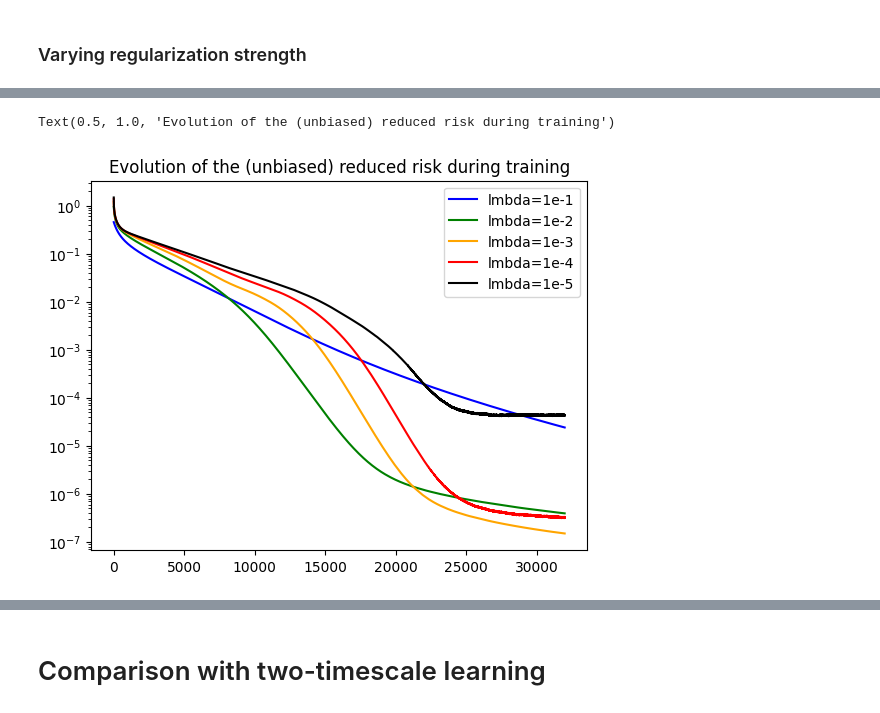
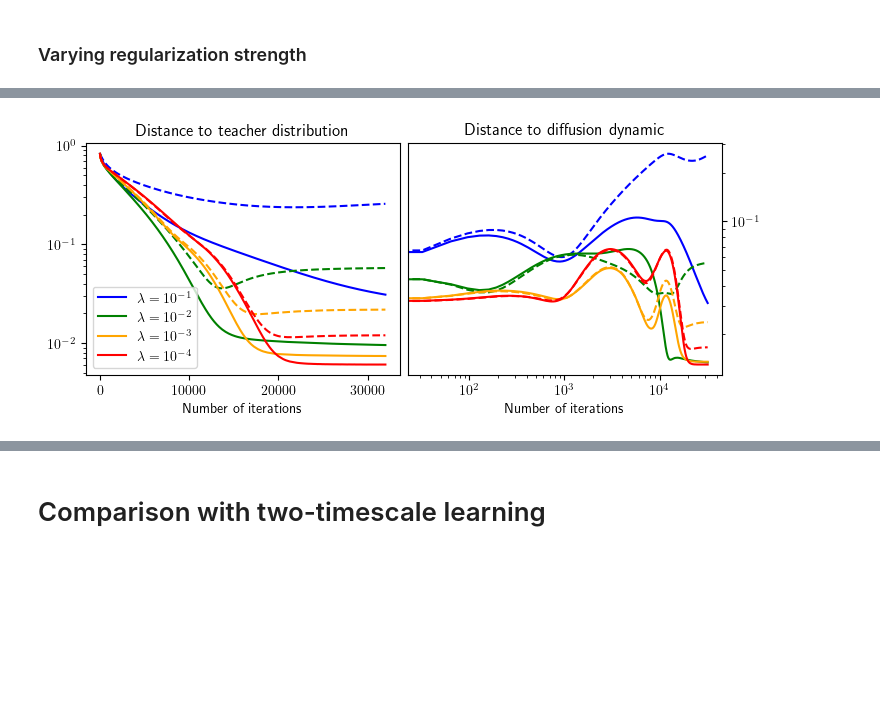
Before and after one commit to rbarboni/VarPro, a Jupyter notebook: Results_SHL.ipynb, the cells around one changed output, grey strips where cells are left out. Saved outputs shown, nothing was run; the diff lists cells and outputs as text; code cells hidden in the pictures; blank space fills up the shorter version.

```diff
--- a/Results_SHL.ipynb
+++ b/Results_SHL.ipynb
@@ -6,6 +7,8 @@ from tqdm import tqdm
 
 import matplotlib.pyplot as plt
 import numpy as np
+# %%
+plt.rcParams.update({"pdf.fonttype": 42, 'text.usetex': True})
 # %%
 seed_list = [0, 1, 2, 3, 4, 5]
 # %% [markdown]
@@ -19,7 +22,7 @@ color_dict = {32: 'blue', 128: 'green', 512: 'orange', 1024: 'red'}
 dict = {}
 dict_unbiased = {}
 
-for seed in seed_list:
+for seed in tqdm(seed_list):
     for width in width_list:
         path = f'VarPro_ReLU_1d/results/width{width:.0f}_lmbda-3.0_gamma100.0_N4096_ts-10.0_seed{seed:.0f}.pkl.gz'
         with gzip.open(path, 'rb') as f:
@@ -27,4 +30,3 @@ for seed in seed_list:
         path_unbiased = f'VarPro_ReLU_1d_unbiased/results/width{width:.0f}_lmbda-3.0_gamma100.0_N4096_ts-10.0_seed{seed:.0f}.pkl.gz'
         with gzip.open(path_unbiased, 'rb') as f:
             dict_unbiased[(seed, width)] = pickle.load(f)
-    print(f'Loaded seed {seed}.')
@@ -124,15 +129,3 @@ for seed in tqdm(seed_list):
         path_unbiased = f'VarPro_ReLU_1d_unbiased/results/width1024_lmbda{lmbda:.1f}_gamma100.0_N4096_ts-10.0_seed{seed}.pkl.gz'
         with gzip.open(path_unbiased, 'rb') as f:
             dict_unbiased[(seed, lmbda)] = pickle.load(f)
-# %%
-for lmbda in lmbda_list:
-    res = np.zeros(32000)
-    for seed in seed_list:
-        res += np.array(dict[(seed, lmbda)]['loss_list'])
-    res /= len(seed_list)
-    plt.plot(res, color=color_dict[lmbda], label=f'lmbda=1e{lmbda:.0f}')
-    #plt.plot(dict_unbiased[lmbda]['loss_list'], color=color_dict[lmbda], label=f'lmbda=1e{lmbda:.0f}')
-plt.legend()
-plt.yscale('log')
-plt.xscale('log')
-plt.title('Evolution of the (unbiased) reduced risk during training')
@@ -142,15 +132,47 @@ Text(0.5, 1.0, 'Evolution of the (unbiased) reduced risk during training')
 # %%
-for lmbda in lmbda_list:
-    res = np.zeros(32000)
+p=0.3
+fig, ax = plt.subplots(1, 2, figsize=(24 * p, 10 * p), constrained_layout=True)
+
+for lmbda in lmbda_list[:-1]:
+    idx = dict[(0,lmbda)]['distance_teacher_idx']
+    res = np.zeros(len(idx))
+    res_unbiased = np.zeros(len(idx))
     for seed in seed_list:
-        res += np.array(dict_unbiased[(seed, lmbda)]['loss_list'])
+        res += np.array(dict[(seed, lmbda)]['distance_teacher_list'])
+        res_unbiased += np.array(dict_unbiased[(seed, lmbda)]['distance_teacher_list'])
     res /= len(seed_list)
-    plt.plot(res, color=color_dict[lmbda], label=f'lmbda=1e{lmbda:.0f}')
-    #plt.plot(dict_unbiased[lmbda]['loss_list'], color=color_dict[lmbda], label=f'lmbda=1e{lmbda:.0f}')
-plt.legend()
-plt.yscale('log')
-#plt.xscale('log')
-plt.title('Evolution of the (unbiased) reduced risk during training')
+    res_unbiased /= len(seed_list)
+    ax[0].plot(idx, res_unbiased, color=color_dict[lmbda], label=f'$\lambda=10^{{{lmbda}}}$')
+    ax[0].plot(idx, res, '--', color=color_dict[lmbda])
+
+    idx = dict[(0,lmbda)]['distance_diffusion_idx']
+    res = np.zeros(len(idx))
+    res_unbiased = np.zeros(len(idx))
+    for seed in seed_list:
+        res += np.array(dict[(seed, lmbda)]['distance_diffusion_list'])
+        res_unbiased += np.array(dict_unbiased[(seed, lmbda)]['distance_diffusion_list'])
+    res /= len(seed_list)
+    res_unbiased /= len(seed_list)
+    ax[1].plot(idx, res_unbiased, color=color_dict[lmbda])
+    ax[1].plot(idx, res, '--', color=color_dict[lmbda])
+
+ax[0].legend()
+ax[0].set_yscale('log')
+#ax[0].set_xscale('log')
+ax[0].set_xlabel('Number of iterations')
+ax[0].set_title('Distance to teacher distribution')
+
+
+#ax[1].legend()
+ax[1].set_yscale('log')
+ax[1].set_xscale('log')
+ax[1].set_xlabel('Number of iterations')
+ax[1].set_title('Distance to diffusion dynamic')
+ax[1].yaxis.tick_right()
+#ax[1].yaxis.set_label_position("right")
+
+#fig.savefig('relu1d_lmbda_distance_evolution.pdf', format='pdf', bbox_inches='tight')
+
+#plt.title('Evolution of the reduced risk during training')
 # %% [output]
-Text(0.5, 1.0, 'Evolution of the (unbiased) reduced risk during training')
-[figure, old version]
+[figure, new version]
```
Also changed, not shown: parts of 22 cells of this notebook, 21 other files.
